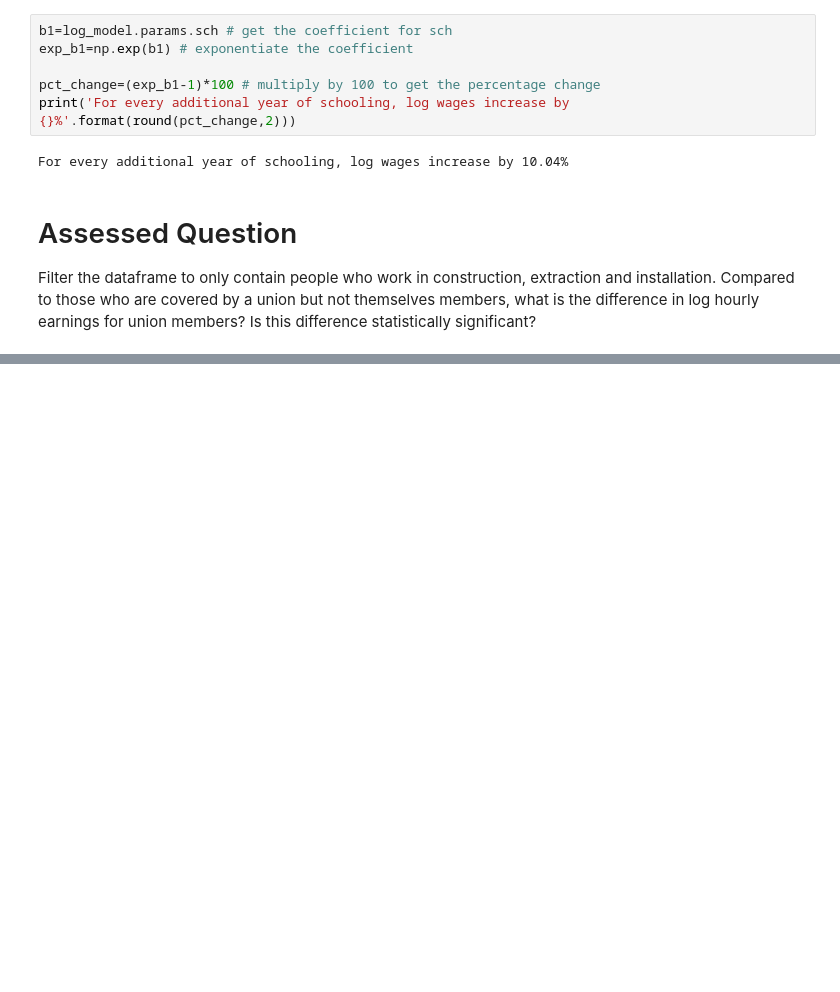
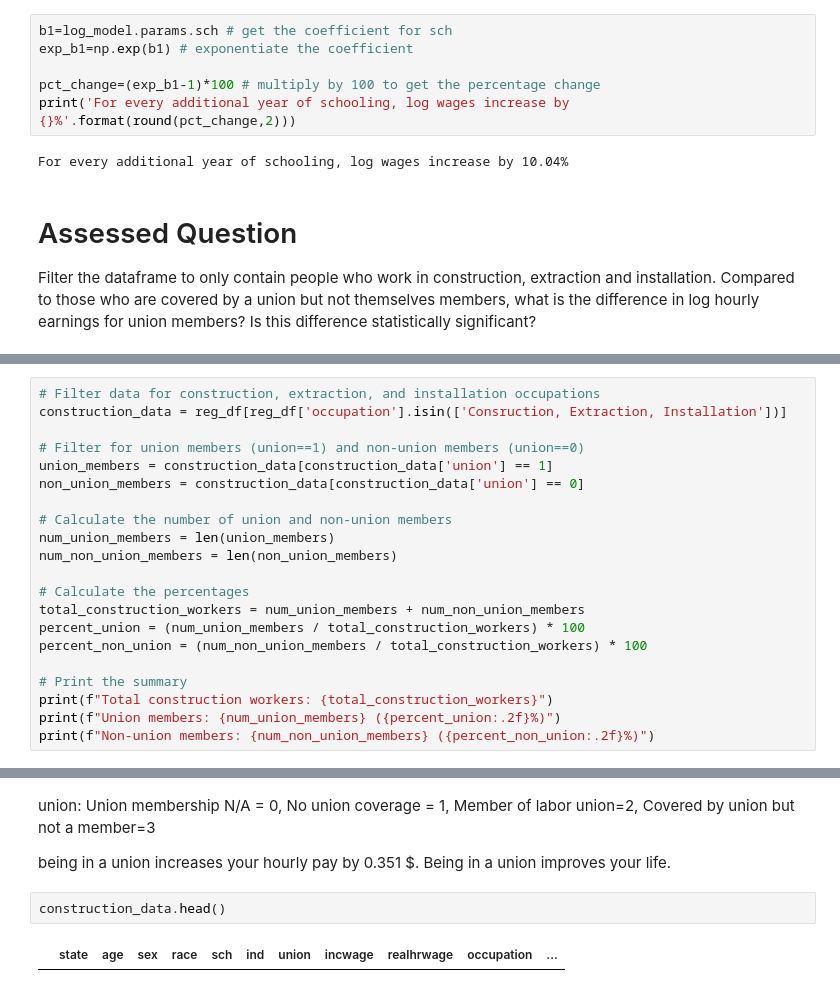
Before and after one commit to katiemarden123/QM2, a Jupyter notebook: notebooks/W07. Linear Regression.ipynb, the cells around one changed output, grey strips where cells are left out. Drawn from its saved outputs; the diff is of its cells as text; blank space fills up the shorter version.

```diff
--- a/notebooks/W07. Linear Regression.ipynb
+++ b/notebooks/W07. Linear Regression.ipynb
@@ -654,0 +662,21 @@ Name: log_realhrwage, dtype: float64
+# %%
+# Filter data for construction, extraction, and installation occupations
+construction_data = reg_df[reg_df['occupation'].isin(['Consruction, Extraction, Installation'])]
+
+# Filter for union members (union==1) and non-union members (union==0)
+union_members = construction_data[construction_data['union'] == 1]
+non_union_members = construction_data[construction_data['union'] == 0]
+
+# Calculate the number of union and non-union members
+num_union_members = len(union_members)
+num_non_union_members = len(non_union_members)
+
+# Calculate the percentages
+total_construction_workers = num_union_members + num_non_union_members
+percent_union = (num_union_members / total_construction_workers) * 100
+percent_non_union = (num_non_union_members / total_construction_workers) * 100
+
+# Print the summary
+print(f"Total construction workers: {total_construction_workers}")
+print(f"Union members: {num_union_members} ({percent_union:.2f}%)")
+print(f"Non-union members: {num_non_union_members} ({percent_non_union:.2f}%)")
@@ -654,0 +717,12 @@ Name: log_realhrwage, dtype: float64
+# %% [markdown]
+union: Union membership
+N/A = 0,
+No union coverage = 1,
+Member of labor union=2,
+Covered by union but not a member=3
+
+being in a union increases your hourly pay by 0.351 $. Being in a union improves your life.
+# %%
+construction_data.head()
+# %% [output]
+|  | state | age | sex | race | sch | ind | union | incwage | realhrwage | occupation | ... |
```
Also changed, not shown: parts of 19 cells of this notebook.
